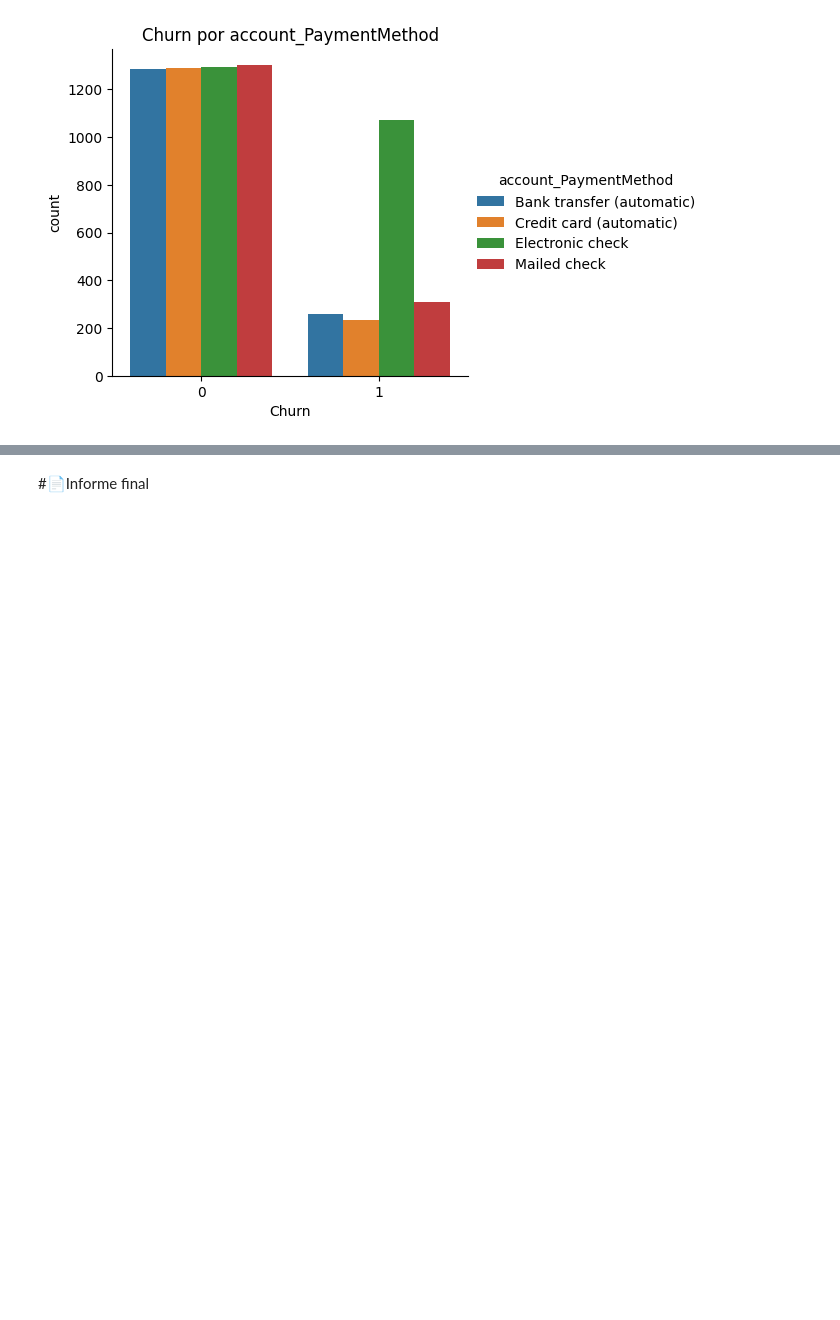
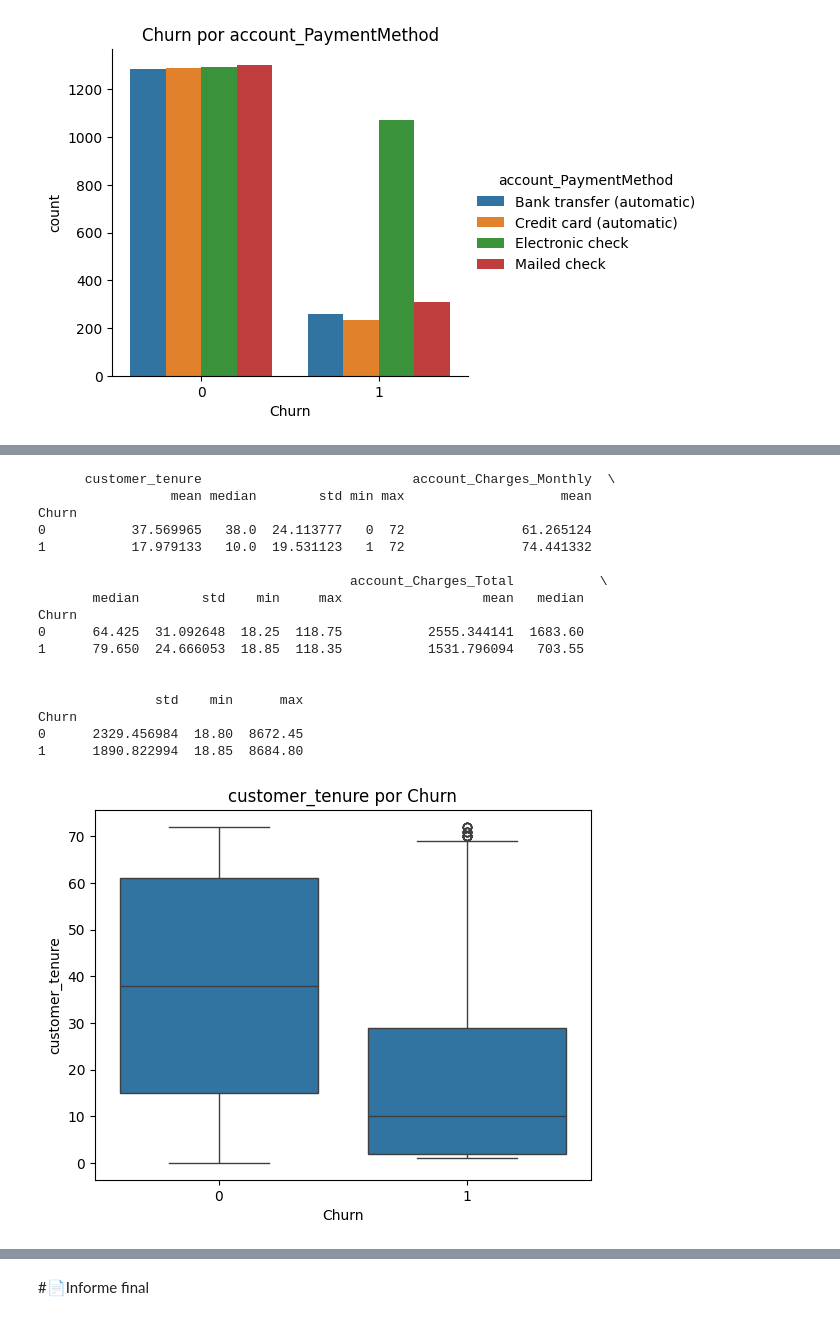
Before and after one commit to MUXULCRACK/Challenge2_Data_Science, a Jupyter notebook: TelecomX_LATAMnew.ipynb, the cells around one changed output, grey strips where cells are left out. Drawn from its saved outputs; the diff is of its cells as text; code cells hidden in the pictures; blank space fills up the shorter version.

```diff
--- a/TelecomX_LATAMnew.ipynb
+++ b/TelecomX_LATAMnew.ipynb
@@ -421,0 +516,37 @@ for col in cat_vars:
+# %%
+import seaborn as sns
+import matplotlib.pyplot as plt
+
+numeric_cols = ['customer_tenure','account_Charges_Monthly','account_Charges_Total']
+
+# Estadísticas por grupo
+print(df_T.groupby('Churn')[numeric_cols].agg(['mean','median','std','min','max']))
+
+# Visualizaciones
+for col in numeric_cols:
+    sns.boxplot(x='Churn', y=col, data=df_T)
+    plt.title(f'{col} por Churn')
+    plt.show()
+
+    sns.histplot(data=df_T, x=col, hue='Churn', kde=True, element='step', common_norm=False)
+    plt.title(f'Distribución de {col} por Churn')
+    plt.show()
+# %% [output]
+      customer_tenure                           account_Charges_Monthly  \
+                 mean median        std min max                    mean
+Churn
+0           37.569965   38.0  24.113777   0  72               61.265124
+1           17.979133   10.0  19.531123   1  72               74.441332
+
+                                        account_Charges_Total           \
+       median        std    min     max                  mean   median
+Churn
+0      64.425  31.092648  18.25  118.75           2555.344141  1683.60
+1      79.650  24.666053  18.85  118.35           1531.796094   703.55
+
+
+               std    min      max
+Churn
+0      2329.456984  18.80  8672.45
+1      1890.822994  18.85  8684.80
+[figure, added]
```
Also changed, not shown: parts of 14 cells of this notebook.
